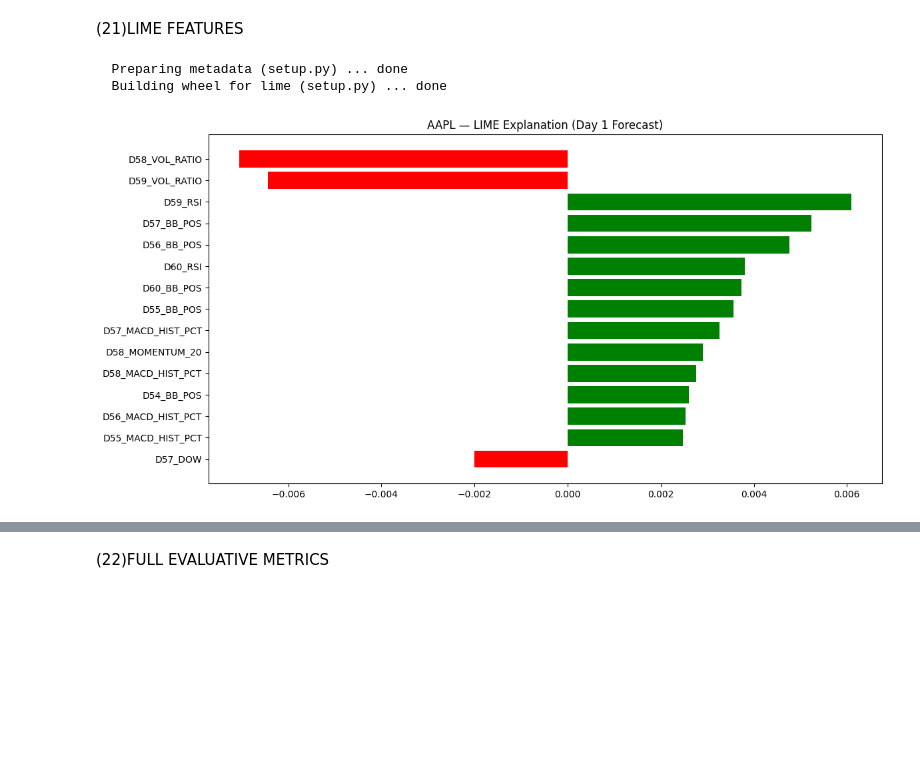
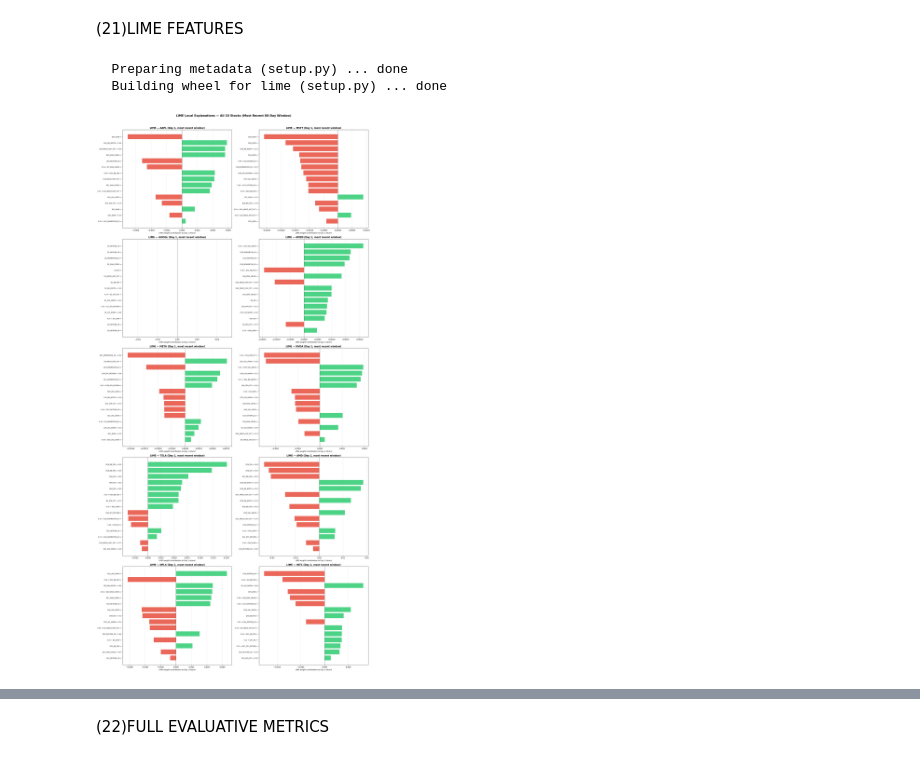
Before and after one commit to m4nn4t/gru-stock-forecast-xai, a Jupyter notebook: stock_model.ipynb, the cells around one changed output, grey strips where cells are left out. Saved outputs shown, nothing was run; the diff lists cells and outputs as text; code cells hidden in the pictures; blank space fills up the shorter version.

Commit message:
SHAP and LIME over all the 10 stocks

```diff
--- a/stock_model.ipynb
+++ b/stock_model.ipynb
@@ -854,48 +921,67 @@ print(f"✅ Most important feature: {FEATURE_COLS[np.argmax(mean_shap)]}")
 # %% [markdown]
 (21)LIME FEATURES
 # %%
+# ── LIME — All 10 Stocks ──
 !pip install lime -q
 import lime
 import lime.lime_tabular
+import numpy as np
+import matplotlib.pyplot as plt
 
-ticker = "AAPL"
-model  = stock_regressors[ticker]   # fixed
-Xte    = stock_Xte[ticker]
+fig, axes = plt.subplots(5, 2, figsize=(20, 40))
+axes = axes.flatten()
 
-X_flat = Xte.reshape(len(Xte), WINDOW * N_FEAT)
-flat_feature_names = [f"D{d+1}_{f}" for d in range(WINDOW) for f in FEATURE_COLS]
+for idx, ticker in enumerate(STOCKS):
+    model  = stock_regressors[ticker]
+    Xte    = stock_Xte[ticker]
 
-def predict_day1(X_flat_batch):
-    X_3d = X_flat_batch.reshape(-1, WINDOW, N_FEAT)
-    preds_z = model.predict(X_3d, verbose=0)
-    tgt_mean = stock_tgt_mean[ticker]
-    tgt_std  = stock_tgt_std[ticker]
-    return (preds_z * tgt_std + tgt_mean)[:, 0]
+    X_flat = Xte.reshape(len(Xte), WINDOW * N_FEAT)
+    flat_feature_names = [f"D{d+1}_{f}" for d in range(WINDOW) for f in FEATURE_COLS]
 
-explainer = lime.lime_tabular.LimeTabularExplainer(
-    training_data=X_flat,
-    feature_names=flat_feature_names,
-    mode="regression",
-    discretize_continuous=False
-)
+    def predict_day1(X_flat_input):
+        X_3d = X_flat_input.reshape(-1, WINDOW, N_FEAT)
+        preds_z = model.predict(X_3d, verbose=0)
+        preds_pct = preds_z * stock_tgt_std[ticker] + stock_tgt_mean[ticker]
+        return preds_pct[:, 0]  # Day 1 return
 
-explanation = explainer.explain_instance(
-    X_flat[-1],
-    predict_day1,
-    num_features=15
-)
+    explainer = lime.lime_tabular.LimeTabularExplainer(
+        training_data  = X_flat,
+        feature_names  = flat_feature_names,
+        mode           = "regression",
+        verbose        = False
+    )
 
-fig = explanation.as_pyplot_figure()
-fig.set_size_inches(12, 6)
-plt.title(f"{ticker} — LIME Explanation (Day 1 Forecast)")
+    # Explain the most recent sample
+    exp = explainer.explain_instance(
+        X_flat[-1],
+        predict_day1,
+        num_features = 15,
+        num_samples  = 500
+    )
+
+    # Extract top features and values
+    features_vals = exp.as_list()
+    features_vals = sorted(features_vals, key=lambda x: abs(x[1]), reverse=True)[:15]
+    labels  = [f[0].split('=')[0].strip() for f in features_vals]
+    weights = [f[1] for f in features_vals]
+    colors  = ["#2ecc71" if w > 0 else "#e74c3c" for w in weights]
+
+    ax = axes[idx]
+    bars = ax.barh(range(len(labels)), weights[::-1], color=colors[::-1], alpha=0.85)
+    ax.set_yticks(range(len(labels)))
+    ax.set_yticklabels(labels[::-1], fontsize=8)
+    ax.axvline(0, color='black', linewidth=0.8, linestyle='--')
+    ax.set_title(f"LIME — {ticker} (Day 1, most recent window)", fontsize=12, fontweight="bold")
+    ax.set_xlabel("LIME weight (contribution to Day 1 return)", fontsize=9)
+    ax.grid(axis='x', alpha=0.3)
+
+plt.suptitle("LIME Local Explanations — All 10 Stocks (Most Recent 60-Day Window)",
+             fontsize=15, fontweight="bold", y=1.01)
 plt.tight_layout()
-plt.savefig(f"lime_{ticker}.png", dpi=120)
+plt.savefig("lime_all_stocks.png", dpi=150, bbox_inches="tight")
 plt.show()
-
-print(f"\nTop 10 LIME features for {ticker}:")
-for feat, weight in sorted(explanation.as_list(), key=lambda x: abs(x[1]), reverse=True)[:10]:
-    print(f"  {'↑' if weight>0 else '↓'}  {feat:<35}  {weight:+.4f}")
+print("Saved: lime_all_stocks.png")
 # %% [output]
   Preparing metadata (setup.py) ... done
   Building wheel for lime (setup.py) ... done
-[figure, old version]
+[figure, new version]
```
Also changed, not shown: parts of 13 cells of this notebook.
